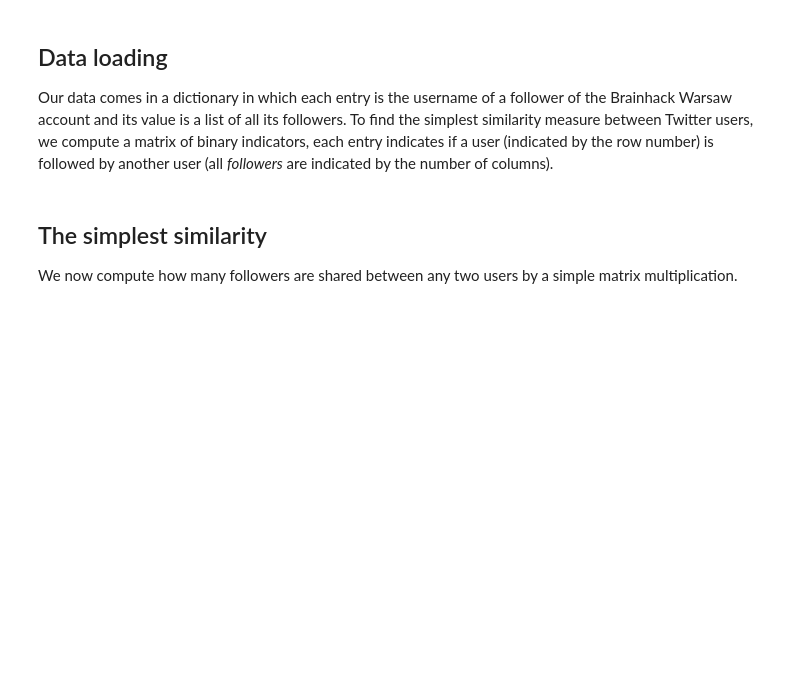
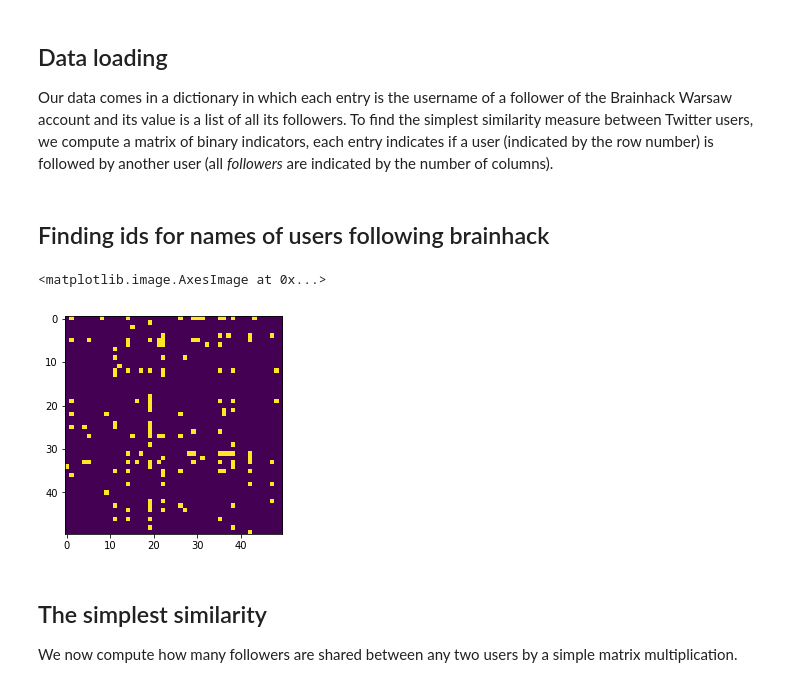
Before and after one commit to danieltomasz/mapping-twitter, a Jupyter notebook: code/Visualization.ipynb, the cells around one changed output. Saved outputs shown, nothing was run; the diff lists cells and outputs as text; code cells hidden in the pictures; blank space fills up the shorter version.

```diff
--- a/code/Visualization.ipynb
+++ b/code/Visualization.ipynb
@@ -19,3 +19,16 @@ with open('../data/data_so_far.json', 'r') as fl:
     data_dict = json.load(fl)
 data_dict = {key: map(str, val) for key, val in data_dict.items() if val is not None}
 sparse_mat, vocabulary = compute_sparse_matrix_of_followers(data_dict)
+# %% [markdown]
+## Finding ids for names of users following brainhack
+# %%
+densemat = sparse_mat.todense()
+idx_of_bh_followers = np.array([vocabulary[str(idx)]+1  if str(idx) in vocabulary else 0 for idx in user_ids])
+densemat_padded = np.concatenate([np.zeros((densemat.shape[0], 1)), densemat], axis=-1)
+# %%
+new_mat = densemat_padded[:, idx_of_bh_followers]
+# %%
+plt.imshow(new_mat)
+# %% [output]
+<matplotlib.image.AxesImage at 0x...>
+[figure, added]
```
Also changed, not shown: parts of 5 cells of this notebook, 1 other file.
